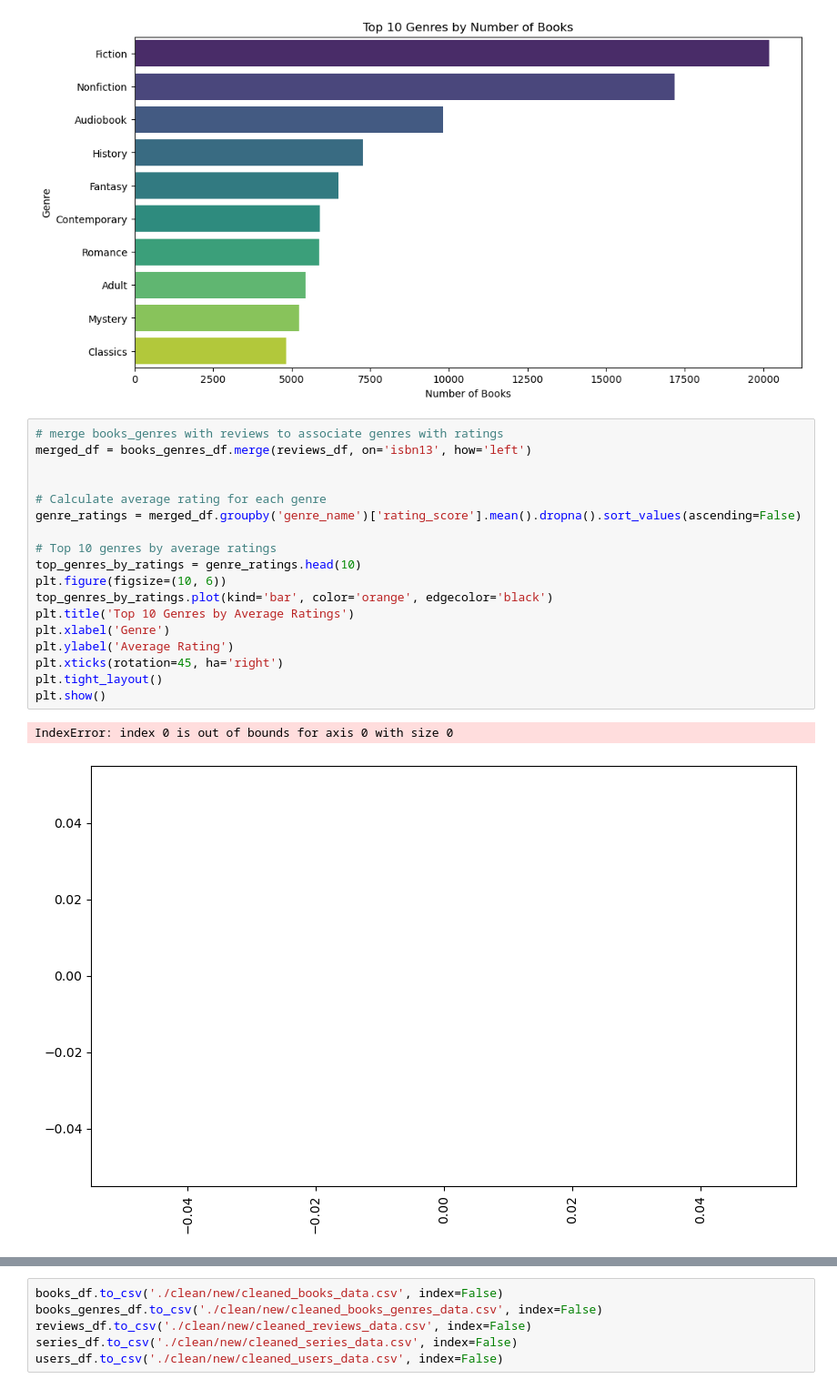
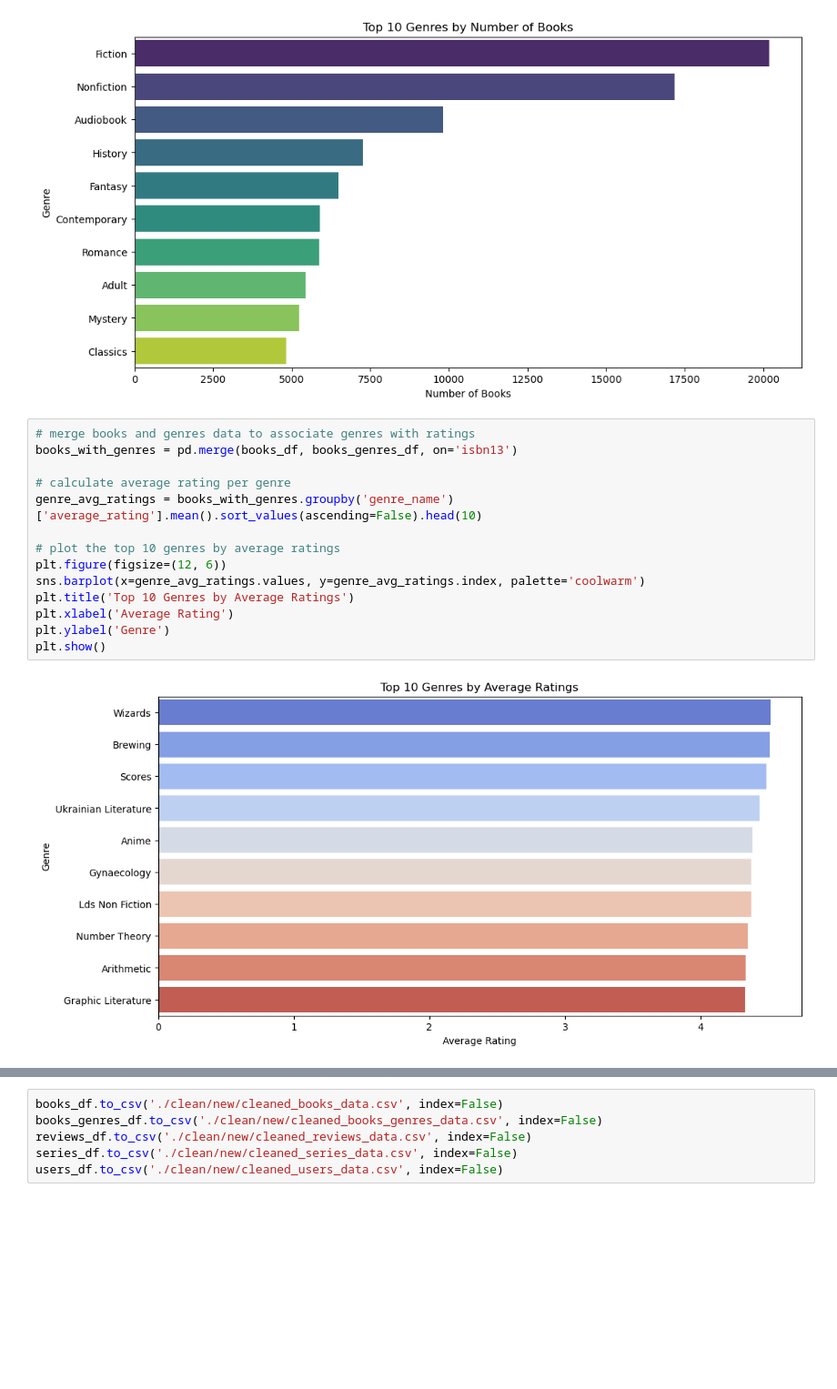
Before and after one commit to hwangisgone/book-rec-2, a Jupyter notebook: data-pipeline/eda1.ipynb, the cells around one changed output, grey strips where cells are left out. Shown at 91% size. Saved outputs shown, nothing was run; the diff lists cells and outputs as text; blank space fills up the shorter version.

```diff
--- a/data-pipeline/eda1.ipynb
+++ b/data-pipeline/eda1.ipynb
@@ -362,23 +362,18 @@ plt.show()
 # %% [output]
 [figure]
 # %%
-# merge books_genres with reviews to associate genres with ratings
-merged_df = books_genres_df.merge(reviews_df, on='isbn13', how='left')
+# merge books and genres data to associate genres with ratings
+books_with_genres = pd.merge(books_df, books_genres_df, on='isbn13')
 
+# calculate average rating per genre
+genre_avg_ratings = books_with_genres.groupby('genre_name')['average_rating'].mean().sort_values(ascending=False).head(10)
 
-# Calculate average rating for each genre
-genre_ratings = merged_df.groupby('genre_name')['rating_score'].mean().dropna().sort_values(ascending=False)
-
-# Top 10 genres by average ratings
-top_genres_by_ratings = genre_ratings.head(10)
-plt.figure(figsize=(10, 6))
-top_genres_by_ratings.plot(kind='bar', color='orange', edgecolor='black')
+# plot the top 10 genres by average ratings
+plt.figure(figsize=(12, 6))
+sns.barplot(x=genre_avg_ratings.values, y=genre_avg_ratings.index, palette='coolwarm')
 plt.title('Top 10 Genres by Average Ratings')
-plt.xlabel('Genre')
-plt.ylabel('Average Rating')
-plt.xticks(rotation=45, ha='right')
-plt.tight_layout()
+plt.xlabel('Average Rating')
+plt.ylabel('Genre')
 plt.show()
 # %% [output]
-IndexError: index 0 is out of bounds for axis 0 with size 0
-[figure, old version]
+[figure, new version]
```
Also changed, not shown: parts of 10 cells of this notebook.
